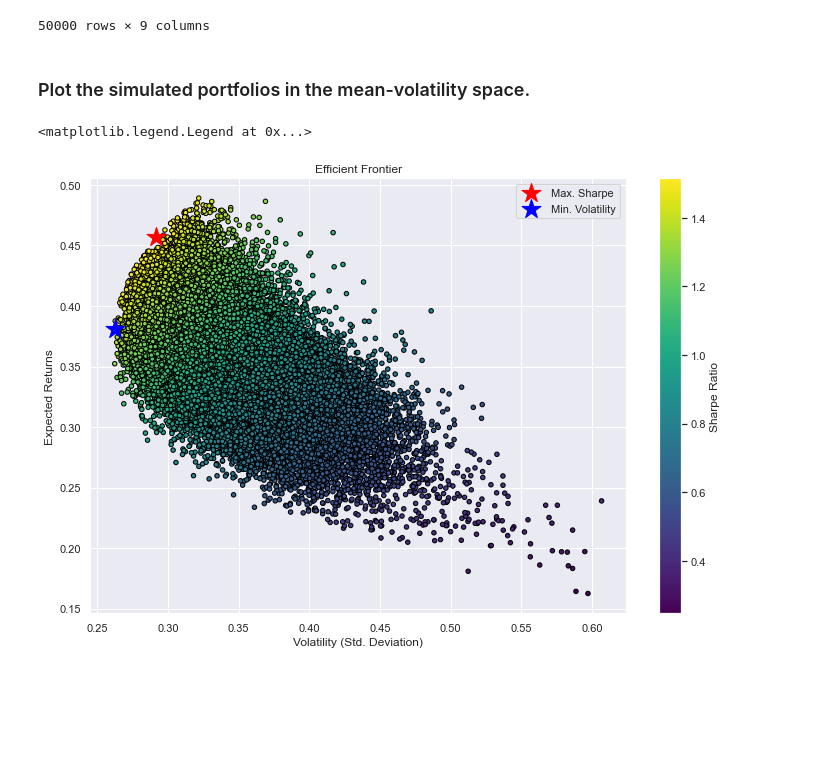
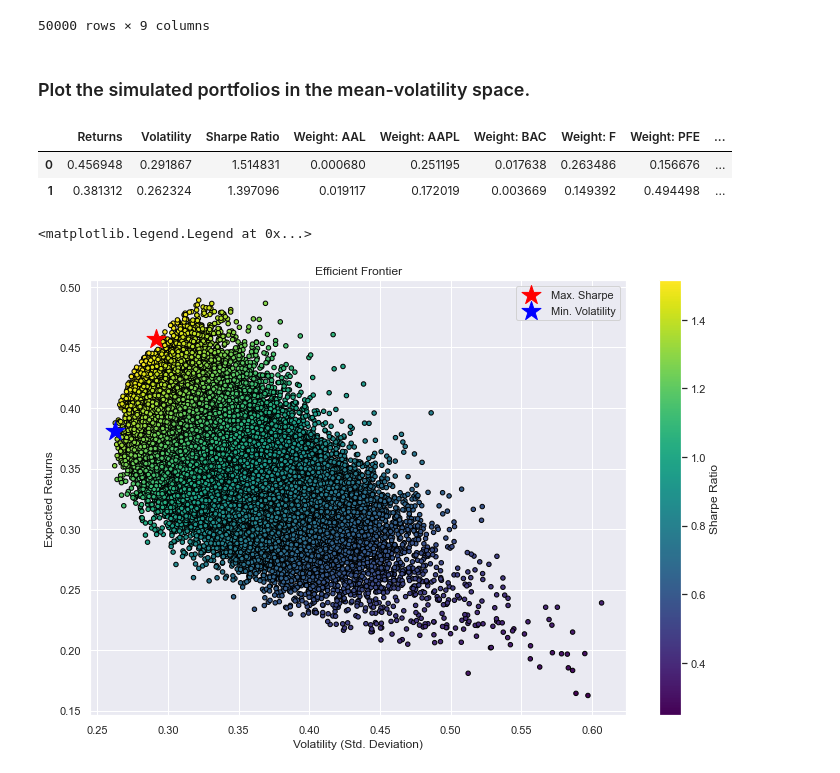
Before and after one commit to johmakinen/Portfolio-Optimization, a Jupyter notebook: 0.1_NB_test_Optimization.ipynb, the cells around one changed output. Drawn from its saved outputs; the diff is of its cells as text; code cells hidden in the pictures; blank space fills up the shorter version.

```diff
--- a/0.1_NB_test_Optimization.ipynb
+++ b/0.1_NB_test_Optimization.ipynb
@@ -131,3 +137,9 @@ res
+# %%
+sharpe_html.T.append(var_html.T)
+# %% [output]
+|  | Returns | Volatility | Sharpe Ratio | Weight: AAL | Weight: AAPL | Weight: BAC | Weight: F | Weight: PFE | ... |
+| 0 | 0.456948 | 0.291867 | 1.514831 | 0.000680 | 0.251195 | 0.017638 | 0.263486 | 0.156676 | ... |
+| 1 | 0.381312 | 0.262324 | 1.397096 | 0.019117 | 0.172019 | 0.003669 | 0.149392 | 0.494498 | ... |
 # %%
 fig, ax = plt.subplots() # Known bug from 2015 onwards, X axis does not show up with pandas+matplotlib when using colourbar
 res.plot.scatter(x='Volatility', y='Returns', c='Sharpe Ratio',
```
Also changed, not shown: parts of 4 cells of this notebook, 3 other files.
